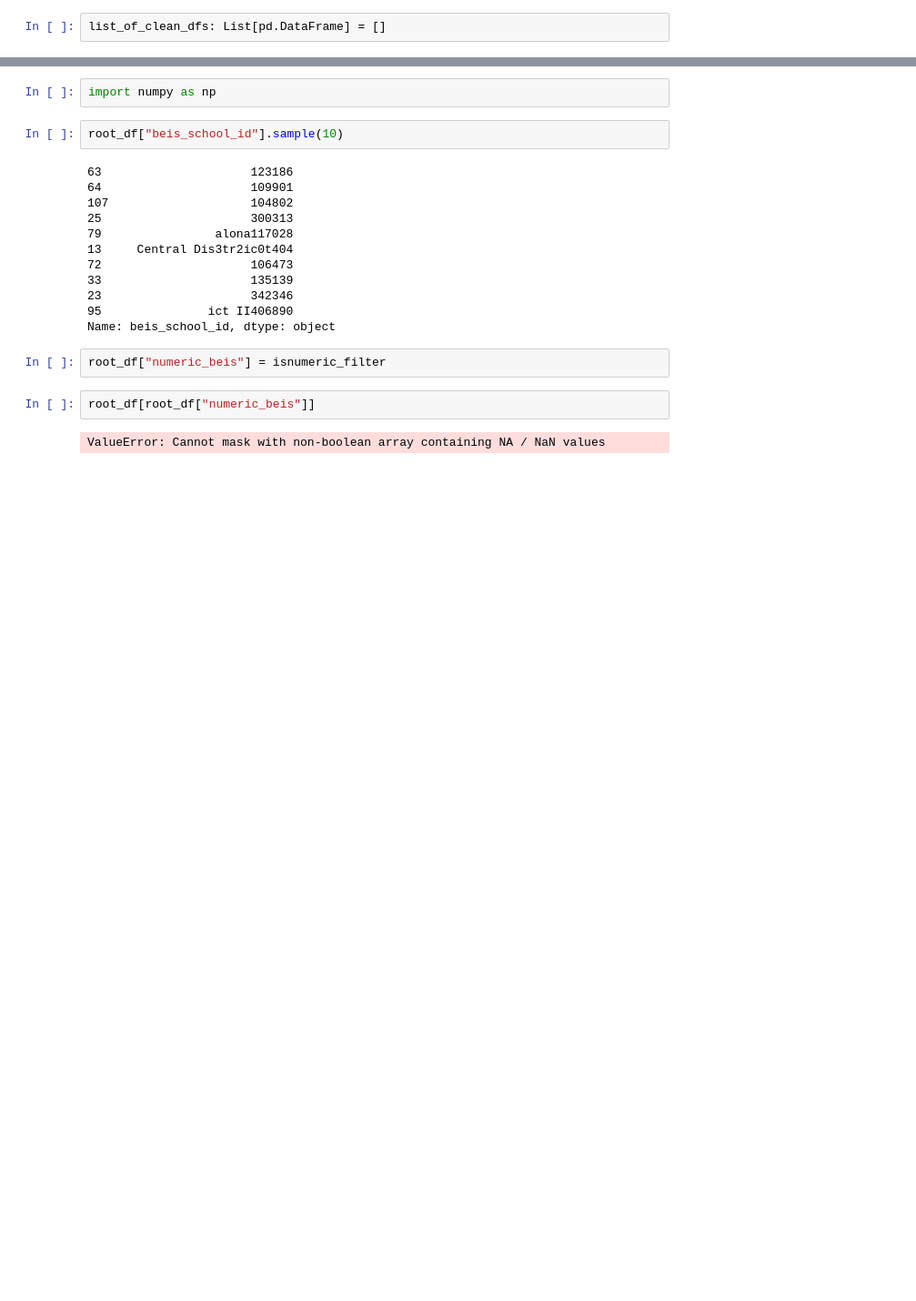
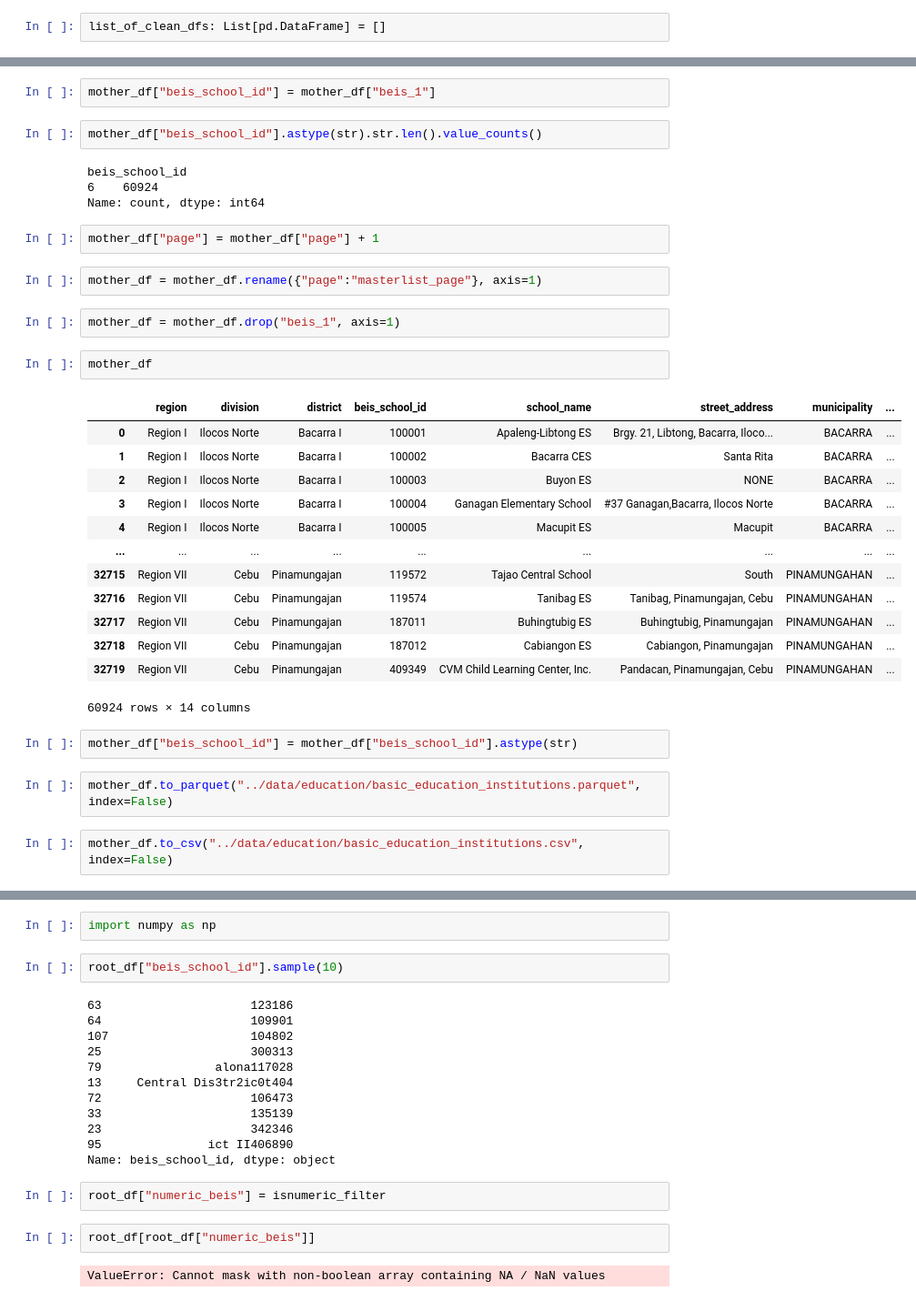
Before and after one commit to bendlikeabamboo/pap-datalab, a Jupyter notebook: notebooks/fuzzymatch.ipynb, the cells around one changed output, grey strips where cells are left out. Shown at 91% size. Saved outputs shown, nothing was run; the diff lists cells and outputs as text; blank space fills up the shorter version.

Commit message:
Finished masterlist

```diff
--- a/notebooks/fuzzymatch.ipynb
+++ b/notebooks/fuzzymatch.ipynb
@@ -462,3 +638,39 @@ Name: count, dtype: int64
+# %%
+mother_df["beis_school_id"] = mother_df["beis_1"]
+# %%
+mother_df["beis_school_id"].astype(str).str.len().value_counts()
+# %% [output]
+beis_school_id
+6    60924
+Name: count, dtype: int64
+# %%
+mother_df["page"] = mother_df["page"] + 1
+# %%
+mother_df = mother_df.rename({"page":"masterlist_page"}, axis=1)
+# %%
+mother_df = mother_df.drop("beis_1", axis=1)
+# %%
+mother_df
+# %% [output]
+|  | region | division | district | beis_school_id | school_name | street_address | municipality | ... |
+| 0 | Region I | Ilocos Norte | Bacarra I | 100001 | Apaleng-Libtong ES | Brgy. 21, Libtong, Bacarra, Iloco... | BACARRA | ... |
+| 1 | Region I | Ilocos Norte | Bacarra I | 100002 | Bacarra CES | Santa Rita | BACARRA | ... |
+| 2 | Region I | Ilocos Norte | Bacarra I | 100003 | Buyon ES | NONE | BACARRA | ... |
+| 3 | Region I | Ilocos Norte | Bacarra I | 100004 | Ganagan Elementary School | #37 Ganagan,Bacarra, Ilocos Norte | BACARRA | ... |
+| 4 | Region I | Ilocos Norte | Bacarra I | 100005 | Macupit ES | Macupit | BACARRA | ... |
+| ... | ... | ... | ... | ... | ... | ... | ... | ... |
+| 32715 | Region VII | Cebu | Pinamungajan | 119572 | Tajao Central School | South | PINAMUNGAHAN | ... |
+| 32716 | Region VII | Cebu | Pinamungajan | 119574 | Tanibag ES | Tanibag, Pinamungajan, Cebu | PINAMUNGAHAN | ... |
+| 32717 | Region VII | Cebu | Pinamungajan | 187011 | Buhingtubig ES | Buhingtubig, Pinamungajan | PINAMUNGAHAN | ... |
+| 32718 | Region VII | Cebu | Pinamungajan | 187012 | Cabiangon ES | Cabiangon, Pinamungajan | PINAMUNGAHAN | ... |
+| 32719 | Region VII | Cebu | Pinamungajan | 409349 | CVM Child Learning Center, Inc. | Pandacan, Pinamungajan, Cebu | PINAMUNGAHAN | ... |
+60924 rows × 14 columns
+# %%
+mother_df["beis_school_id"] = mother_df["beis_school_id"].astype(str)
+# %%
+mother_df.to_parquet("../data/education/basic_education_institutions.parquet", index=False)
+# %%
+mother_df.to_csv("../data/education/basic_education_institutions.csv", index=False)
 # %%
 isnumeric_filter.value_counts(dropna=False)
 # %% [output]
```
Also changed, not shown: parts of 44 cells of this notebook, 2 other files.
